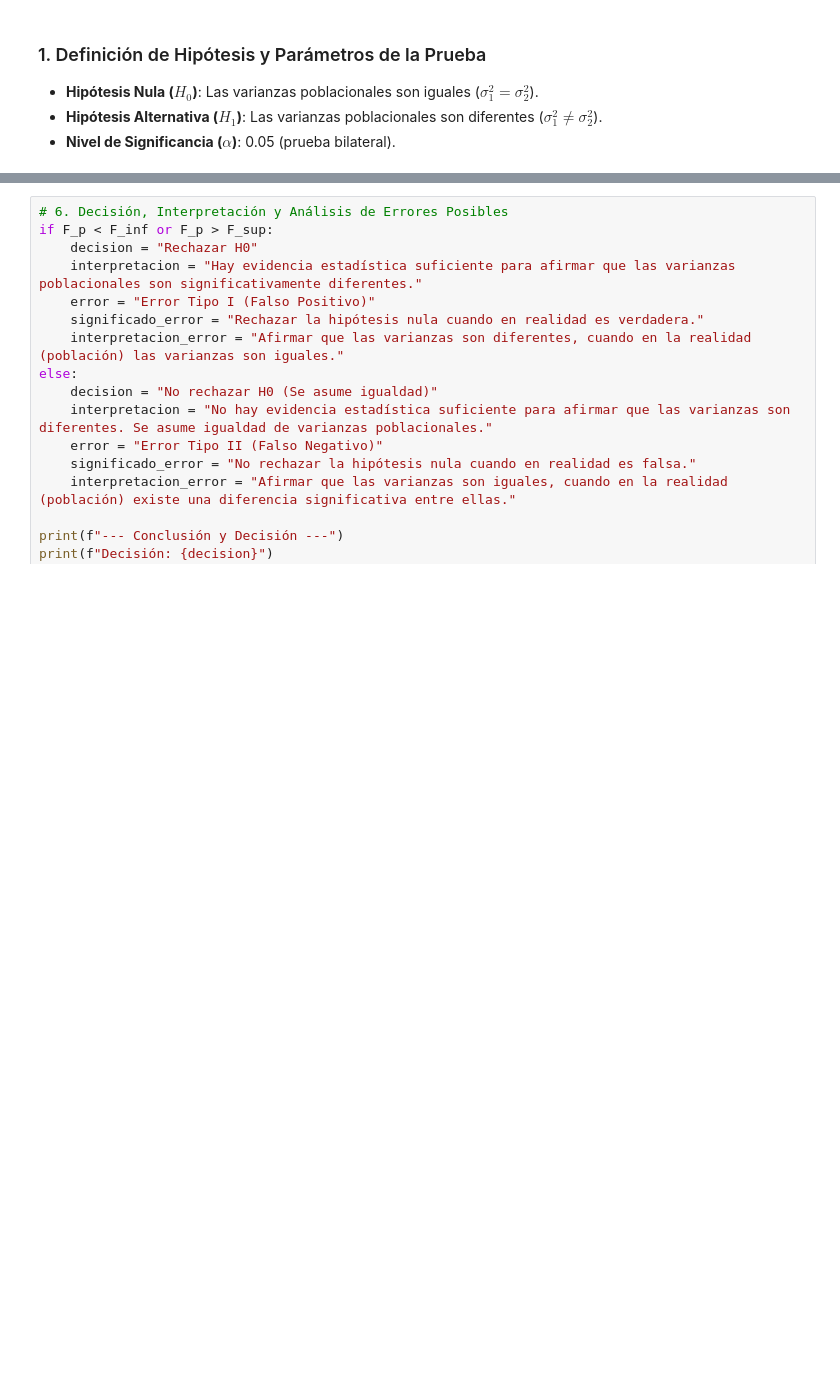
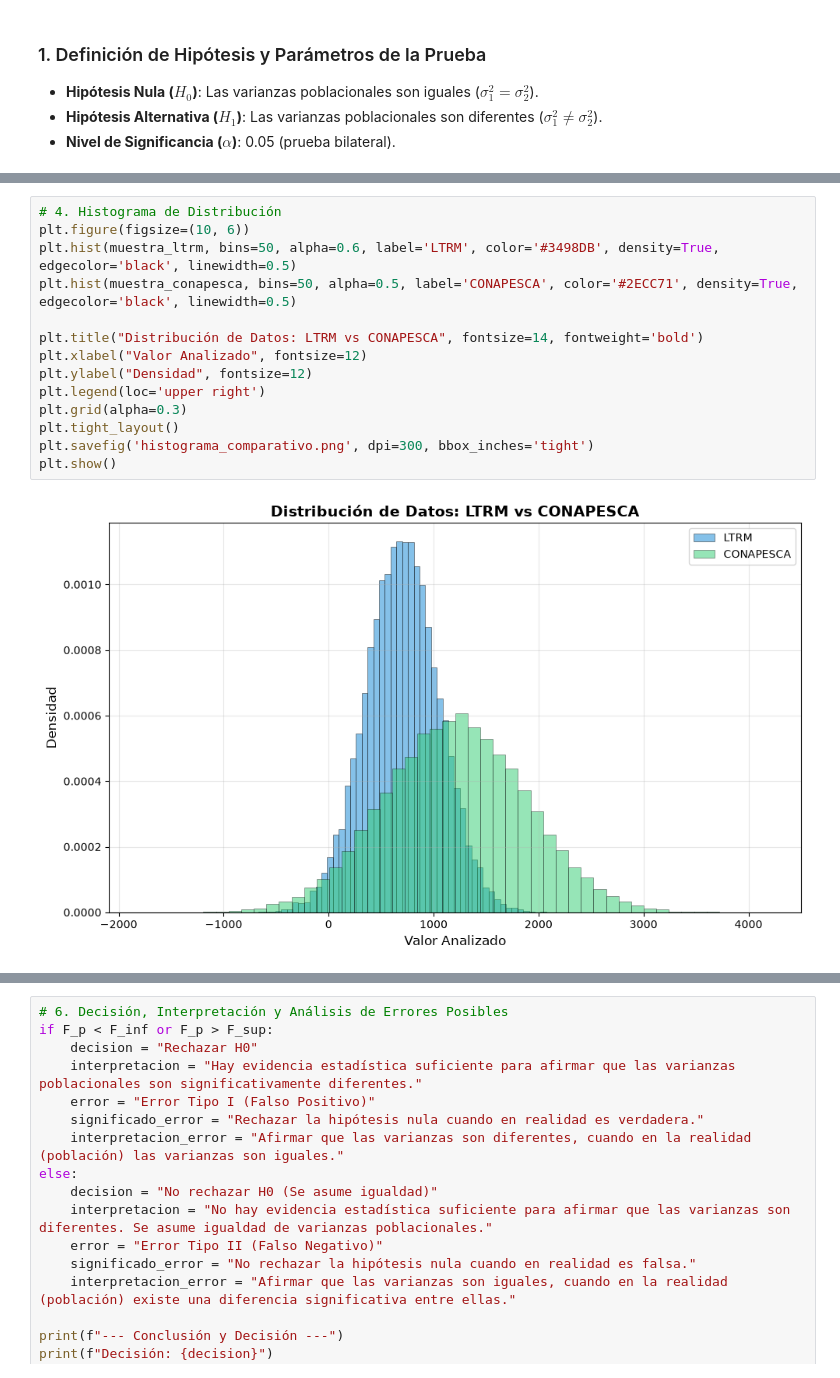
Before and after one commit to AxisCrazy/Probabilidad-y-estadistica-2, a Jupyter notebook: Portafolio_2/portafolio_02.ipynb, the cells around one changed output, grey strips where cells are left out. Drawn from its saved outputs; the diff is of its cells as text; blank space fills up the shorter version.

```diff
--- a/Portafolio_2/portafolio_02.ipynb
+++ b/Portafolio_2/portafolio_02.ipynb
@@ -67,3 +71,19 @@ Muestra 2: Tamaño (n) = 40, Varianza = 2467.0199, Grados de libertad = 39
+# %%
+# 4. Histograma de Distribución
+plt.figure(figsize=(10, 6))
+plt.hist(muestra_ltrm, bins=50, alpha=0.6, label='LTRM', color='#3498DB', density=True, edgecolor='black', linewidth=0.5)
+plt.hist(muestra_conapesca, bins=50, alpha=0.5, label='CONAPESCA', color='#2ECC71', density=True, edgecolor='black', linewidth=0.5)
+
+plt.title("Distribución de Datos: LTRM vs CONAPESCA", fontsize=14, fontweight='bold')
+plt.xlabel("Valor Analizado", fontsize=12)
+plt.ylabel("Densidad", fontsize=12)
+plt.legend(loc='upper right')
+plt.grid(alpha=0.3)
+plt.tight_layout()
+plt.savefig('histograma_comparativo.png', dpi=300, bbox_inches='tight')
+plt.show()
+# %% [output]
+[figure, added]
 # %%
 # Asegurar que s1^2 > s2^2 para la fórmula del estadístico F de Fisher (F_p = s_mayor^2 / s_menor^2)
 if var1 < var2:
```
Also changed, not shown: parts of 3 cells of this notebook.
